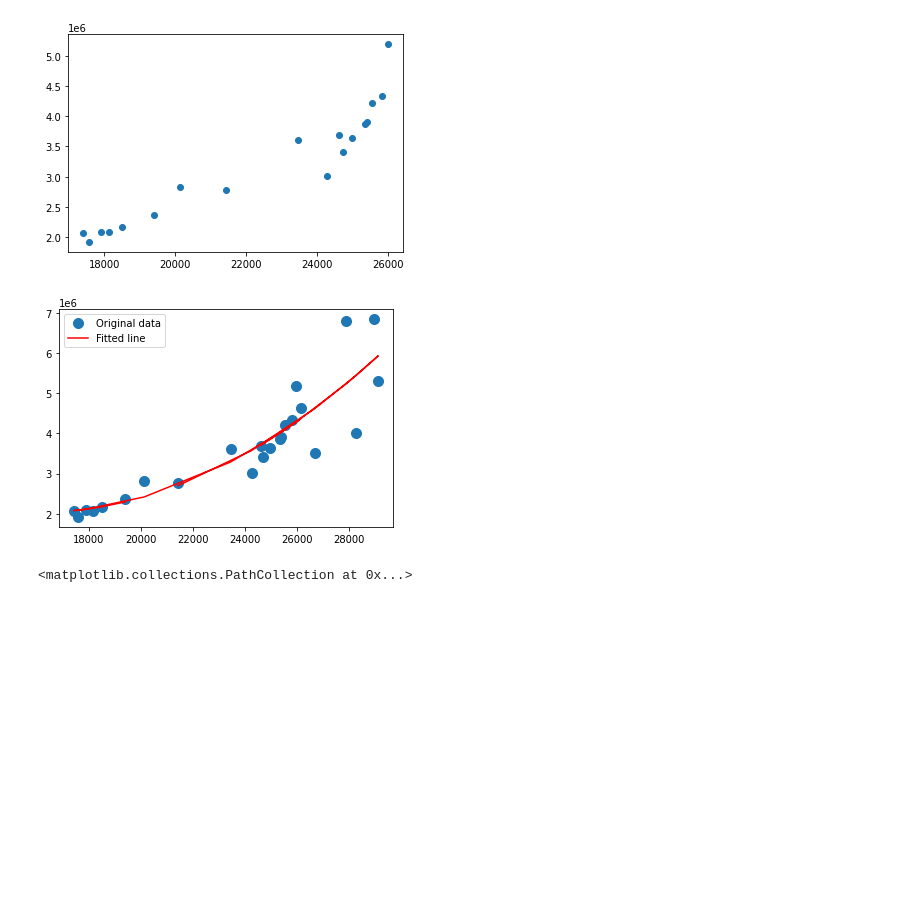
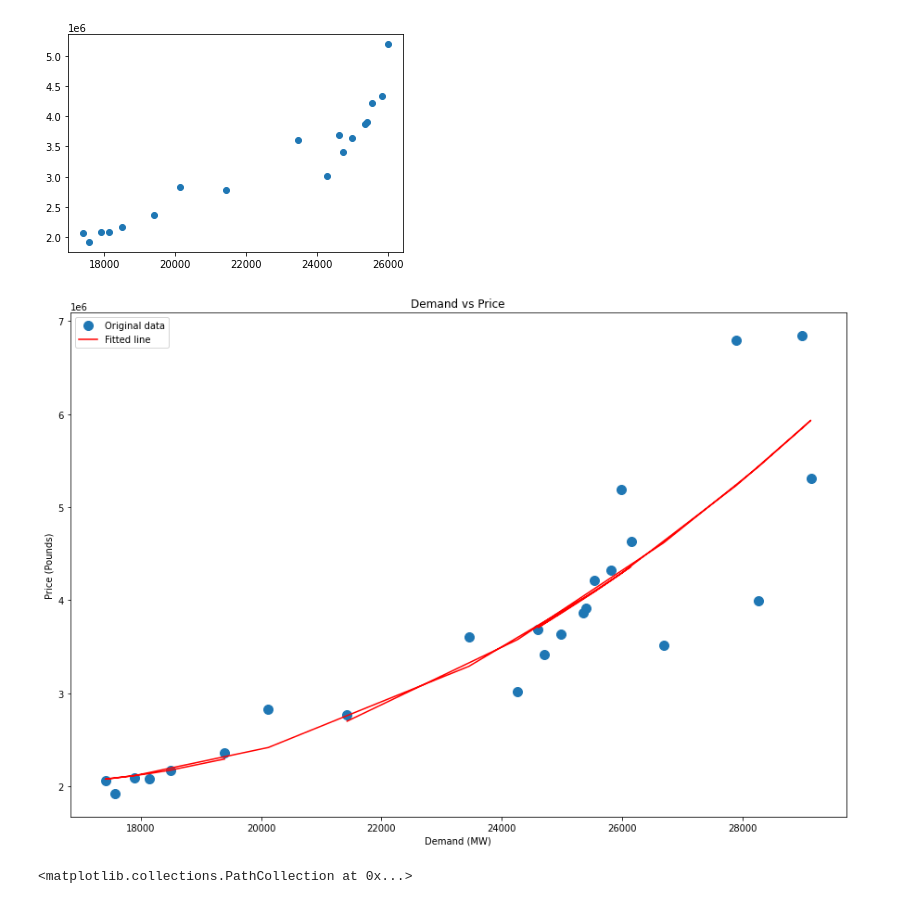
Before and after one commit to o-gent/uk-grid-analysis, a Jupyter notebook: model.ipynb, the cells around one changed output. Cells and saved outputs as stored; diff of their text form; code cells hidden in the pictures; blank space fills up the shorter version.

```diff
--- a/model.ipynb
+++ b/model.ipynb
@@ -87,17 +90,23 @@ plt.scatter(dff["Demand (MW)"], dff["price"])
 # %%
 import numpy as np
 z = np.polyfit(df["Demand (MW)"], df["price"], 2)
 
 p = np.poly1d(z)
 
-_ = plt.plot(df["Demand (MW)"], df["price"], 'o', label='Original data', markersize=10)
-_ = plt.plot(df["Demand (MW)"], df["Demand (MW)"].apply(lambda x: p(x)), 'r', label='Fitted line')
-_ = plt.legend()
+plt.figure(figsize=(15,10))
+plt.plot(df["Demand (MW)"], df["price"], 'o', label='Original data', markersize=10)
+plt.plot(df["Demand (MW)"], df["Demand (MW)"].apply(lambda x: p(x)), 'r', label='Fitted line')
+plt.legend()
+ax = plt.gca()
+ax.set_xlabel("Demand (MW)")
+ax.set_ylabel("Price (Pounds)")
+ax.set_title("Demand vs Price")
 plt.show()
 
+
 price = lambda x: p(x)/ x # returns the price per MWh for a given demand
 # %% [output]
-[figure, old version]
+[figure, new version]
 # %%
 plt.scatter(df["grad"], df["Demand (MW)"])
 # %% [output]
```
Also changed, not shown: parts of 33 cells of this notebook, 2 other files.
